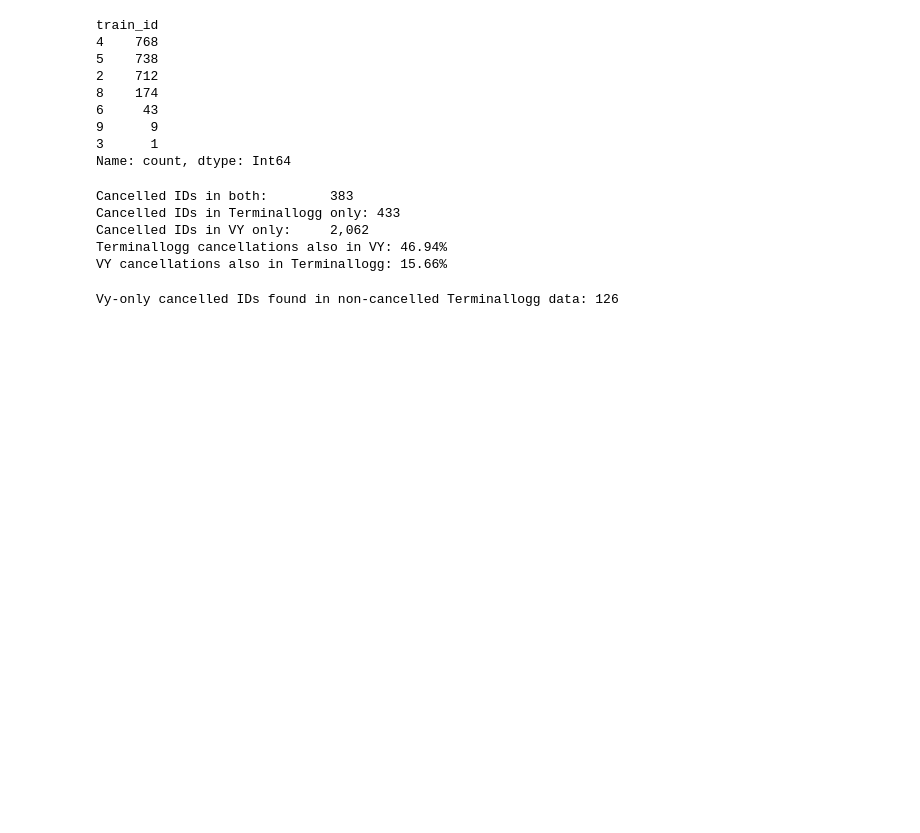
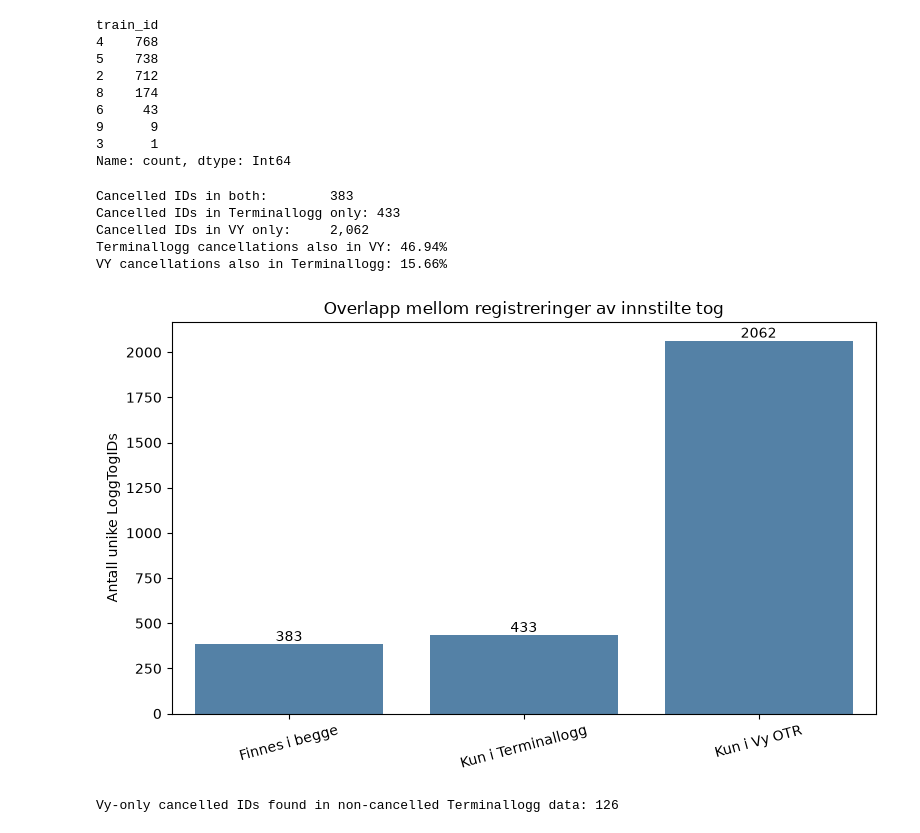
Before and after one commit to KriStrom/masteroppgave26SixSigmaDataanalyse, a Jupyter notebook: 01_measure_phase/01_01_data_quality_analysis.ipynb, the cells around one changed output. Saved outputs shown, nothing was run; the diff lists cells and outputs as text; code cells hidden in the pictures; blank space fills up the shorter version.

```diff
--- a/01_measure_phase/01_01_data_quality_analysis.ipynb
+++ b/01_measure_phase/01_01_data_quality_analysis.ipynb
@@ -5576,6 +5614,40 @@ Cancelled IDs in Terminallogg only: 433
 Cancelled IDs in VY only:     2,062
 Terminallogg cancellations also in VY: 46.94%
 VY cancellations also in Terminallogg: 15.66%
+# %%
+cancellation_overlap = pd.DataFrame({
+    "Category": [
+        "Finnes i begge",
+        "Kun i Terminallogg",
+        "Kun i Vy OTR",
+    ],
+    "Number of records": [
+        len(cancelled_in_both),
+        len(terminallogg_only),
+        len(vy_only),
+    ],
+})
+
+plt.figure(figsize=(8, 5))
+ax = sns.barplot(
+    data=cancellation_overlap,
+    x="Category",
+    y="Number of records",
+    color="steelblue",
+)
+
+ax.set_title("Overlapp mellom registreringer av innstilte tog")
+ax.set_xlabel("")
+ax.set_ylabel("Antall unike LoggTogIDs")
+plt.xticks(rotation=15)
+
+for container in ax.containers:
+    ax.bar_label(container, fmt="%.0f")
+
+plt.tight_layout()
+plt.show()
+# %% [output]
+[figure, added]
 # %%
 # Check whether Vy-only cancellations occur in Terminallogg as non-cancelled trains
 vy_only_ids = ids_vy_cancelled - ids_terminallogg_cancelled
```
Also changed, not shown: parts of 47 cells of this notebook.
